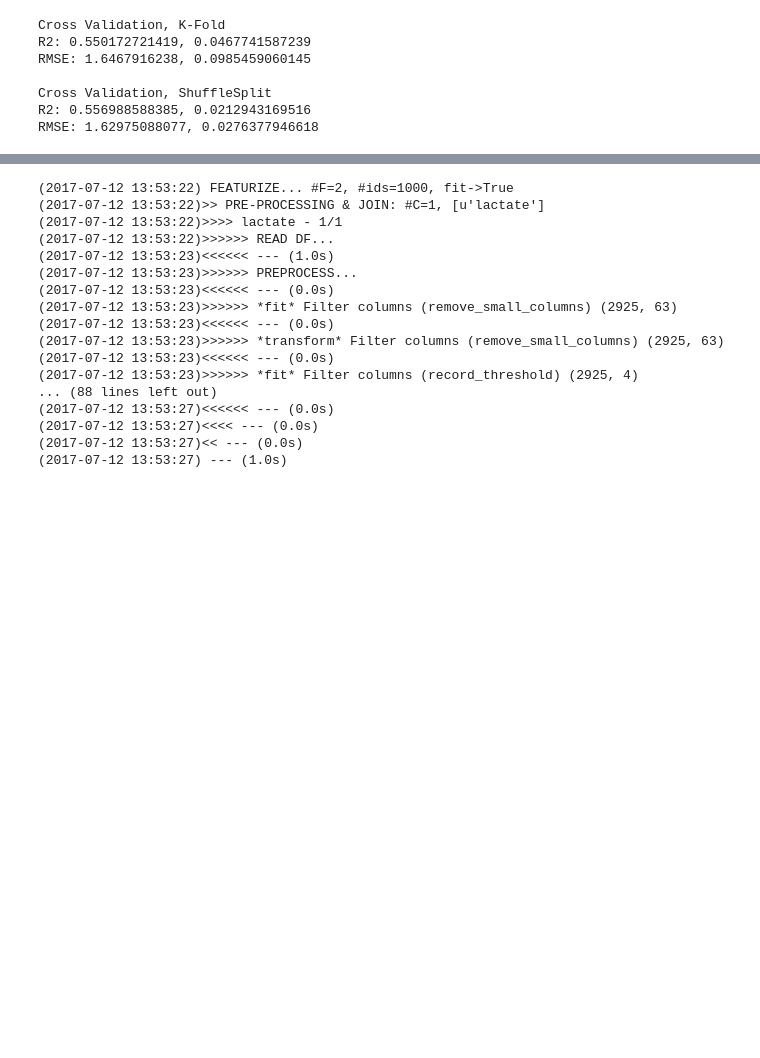
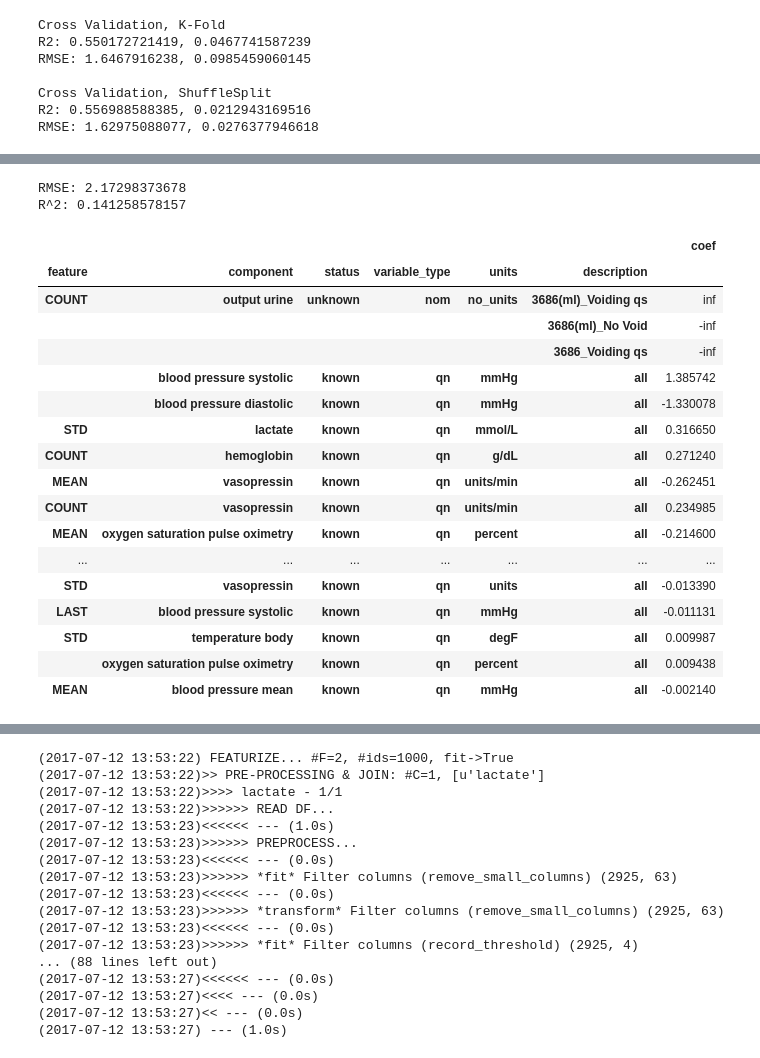
Before and after one commit to jgenk/icu_ml, a Jupyter notebook: 5_TheFinalRefactoring.ipynb, the cells around one changed output, grey strips where cells are left out. Saved outputs shown, nothing was run; the diff lists cells and outputs as text; code cells hidden in the pictures; blank space fills up the shorter version.

```diff
--- a/5_TheFinalRefactoring.ipynb
+++ b/5_TheFinalRefactoring.ipynb
@@ -438,0 +770,8 @@ RMSE: 1.65078620828, 0.0667136717948
+# %%
+#what about only the top 3 features (just lactate)
+ft_subset = ft_to_keep[:3]
+display(ft_subset)
+X = X_train.loc[:,ft_subset]
+y = y_train
+
+run_crossval(pipeline,X,y)
@@ -438,0 +789,8 @@ RMSE: 1.65078620828, 0.0667136717948
+# %%
+pipeline.fit(X,y)
+y_pred = pipeline.predict(X_validate.loc[:,ft_subset])
+rmse = np.sqrt(mean_squared_error(y_validate,y_pred))
+r_2 = pipeline.score(X_validate.loc[:,ft_subset],y_validate)
+print 'RMSE:',rmse
+print 'R^2:',r_2
+pd.Series(lin_reg.coef_,index=X.columns,name='coef').sort_values().to_frame()
@@ -438,0 +808,8 @@ RMSE: 1.65078620828, 0.0667136717948
+# %%
+#what about everything except the top 3 features (no lactate)
+ft_subset = ft_to_keep[3:]
+display(ft_subset)
+X = X_train.loc[:,ft_subset]
+y = y_train
+
+run_crossval(pipeline,X,y)
@@ -438,0 +841,33 @@ RMSE: 1.65078620828, 0.0667136717948
+# %%
+pipeline.fit(X,y)
+y_pred = pipeline.predict(X_validate.loc[:,ft_subset])
+rmse = np.sqrt(mean_squared_error(y_validate,y_pred))
+r_2 = pipeline.score(X_validate.loc[:,ft_subset],y_validate)
+print 'RMSE:',rmse
+print 'R^2:',r_2
+# %% [output]
+RMSE: 2.17298373678
+R^2: 0.141258578157
+# %%
+coef = pd.Series(lin_reg.coef_,index=X.columns,name='coef')
+np.set_printoptions(precision=2)
+coef.loc[coef.abs().sort_values(ascending=False).index].astype(np.float16).to_frame()
+# %% [output]
+|  |  |  |  |  |  | coef |
+| feature | component | status | variable_type | units | description |  |
+| COUNT | output urine | unknown | nom | no_units | 3686(ml)_Voiding qs | inf |
+|  |  |  |  |  | 3686(ml)_No Void | -inf |
+|  |  |  |  |  | 3686_Voiding qs | -inf |
+|  | blood pressure systolic | known | qn | mmHg | all | 1.385742 |
+|  | blood pressure diastolic | known | qn | mmHg | all | -1.330078 |
+| STD | lactate | known | qn | mmol/L | all | 0.316650 |
+| COUNT | hemoglobin | known | qn | g/dL | all | 0.271240 |
+| MEAN | vasopressin | known | qn | units/min | all | -0.262451 |
+| COUNT | vasopressin | known | qn | units/min | all | 0.234985 |
+| MEAN | oxygen saturation pulse oximetry | known | qn | percent | all | -0.214600 |
+| ... | ... | ... | ... | ... | ... | ... |
+| STD | vasopressin | known | qn | units | all | -0.013390 |
+| LAST | blood pressure systolic | known | qn | mmHg | all | -0.011131 |
+| STD | temperature body | known | qn | degF | all | 0.009987 |
+|  | oxygen saturation pulse oximetry | known | qn | percent | all | 0.009438 |
+| MEAN | blood pressure mean | known | qn | mmHg | all | -0.002140 |
```
Also changed, not shown: parts of 75 cells of this notebook, 12 other files.
